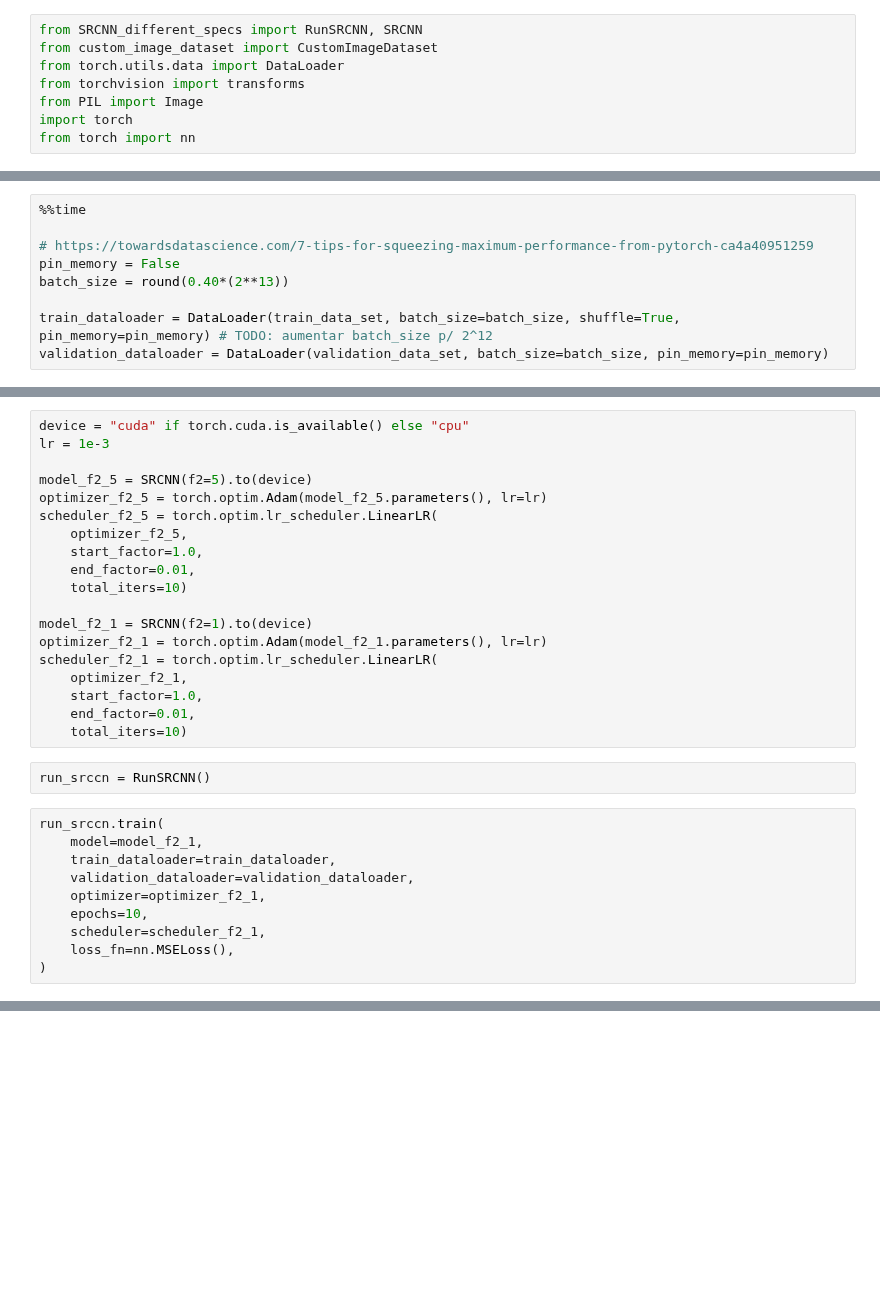
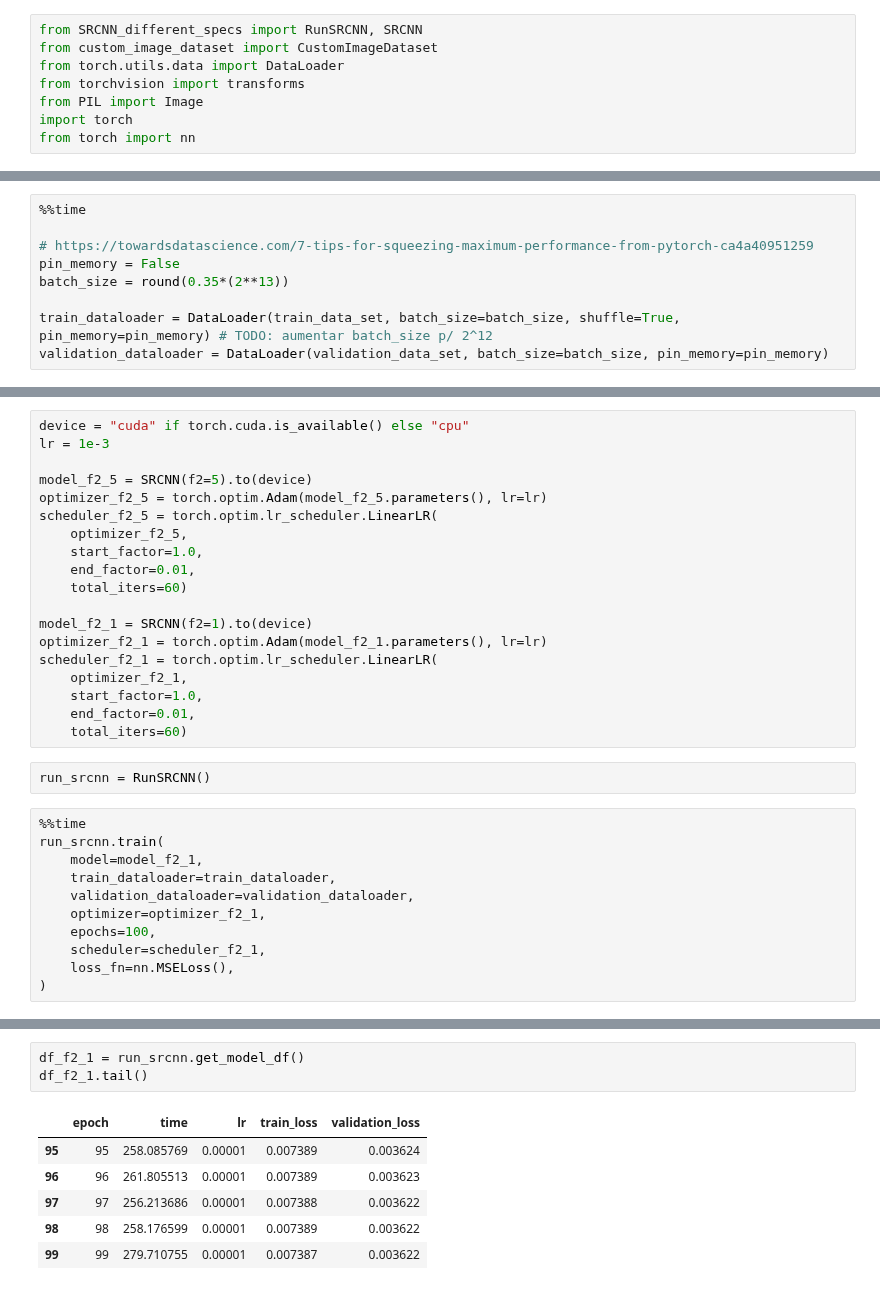
Before and after one commit to velozo27/TCC-Pedro-Velozo-ENG1132, a Jupyter notebook: SRCNN_different_specs.ipynb, the cells around one changed output, grey strips where cells are left out. Drawn from its saved outputs; the diff is of its cells as text; blank space fills up the shorter version.

Commit message:
add SRCNN_different_specs changes

```diff
--- a/SRCNN_different_specs.ipynb
+++ b/SRCNN_different_specs.ipynb
@@ -39,7 +39,7 @@ Wall time: 554 ms
 
 # https://towardsdatascience.com/7-tips-for-squeezing-maximum-performance-from-pytorch-ca4a40951259
 pin_memory = False
-batch_size = round(0.40*(2**13))
+batch_size = round(0.35*(2**13))
 
 train_dataloader = DataLoader(train_data_set, batch_size=batch_size, shuffle=True, pin_memory=pin_memory) # TODO: aumentar batch_size p/ 2^12
 validation_dataloader = DataLoader(validation_data_set, batch_size=batch_size, pin_memory=pin_memory)
@@ -56,7 +56,7 @@ scheduler_f2_5 = torch.optim.lr_scheduler.LinearLR(
     optimizer_f2_5,
     start_factor=1.0,
     end_factor=0.01,
-    total_iters=10)
+    total_iters=60)
 
 model_f2_1 = SRCNN(f2=1).to(device)
 optimizer_f2_1 = torch.optim.Adam(model_f2_1.parameters(), lr=lr)
@@ -64,16 +64,17 @@ scheduler_f2_1 = torch.optim.lr_scheduler.LinearLR(
     optimizer_f2_1,
     start_factor=1.0,
     end_factor=0.01,
-    total_iters=10)
+    total_iters=60)
 # %%
-run_srccn = RunSRCNN()
+run_srcnn = RunSRCNN()
 # %%
-run_srccn.train(
+%%time
+run_srcnn.train(
     model=model_f2_1,
     train_dataloader=train_dataloader,
     validation_dataloader=validation_dataloader,
     optimizer=optimizer_f2_1,
-    epochs=10,
+    epochs=100,
     scheduler=scheduler_f2_1,
     loss_fn=nn.MSELoss(),
 )
@@ -86,0 +155,10 @@ RuntimeError: NNPACK SpatialConvolution_updateOutput failed
+# %%
+df_f2_1 = run_srcnn.get_model_df()
+df_f2_1.tail()
+# %% [output]
+|  | epoch | time | lr | train_loss | validation_loss |
+| 95 | 95 | 258.085769 | 0.00001 | 0.007389 | 0.003624 |
+| 96 | 96 | 261.805513 | 0.00001 | 0.007389 | 0.003623 |
+| 97 | 97 | 256.213686 | 0.00001 | 0.007388 | 0.003622 |
+| 98 | 98 | 258.176599 | 0.00001 | 0.007389 | 0.003622 |
+| 99 | 99 | 279.710755 | 0.00001 | 0.007387 | 0.003622 |
```
Also changed, not shown: parts of 9 cells of this notebook.
